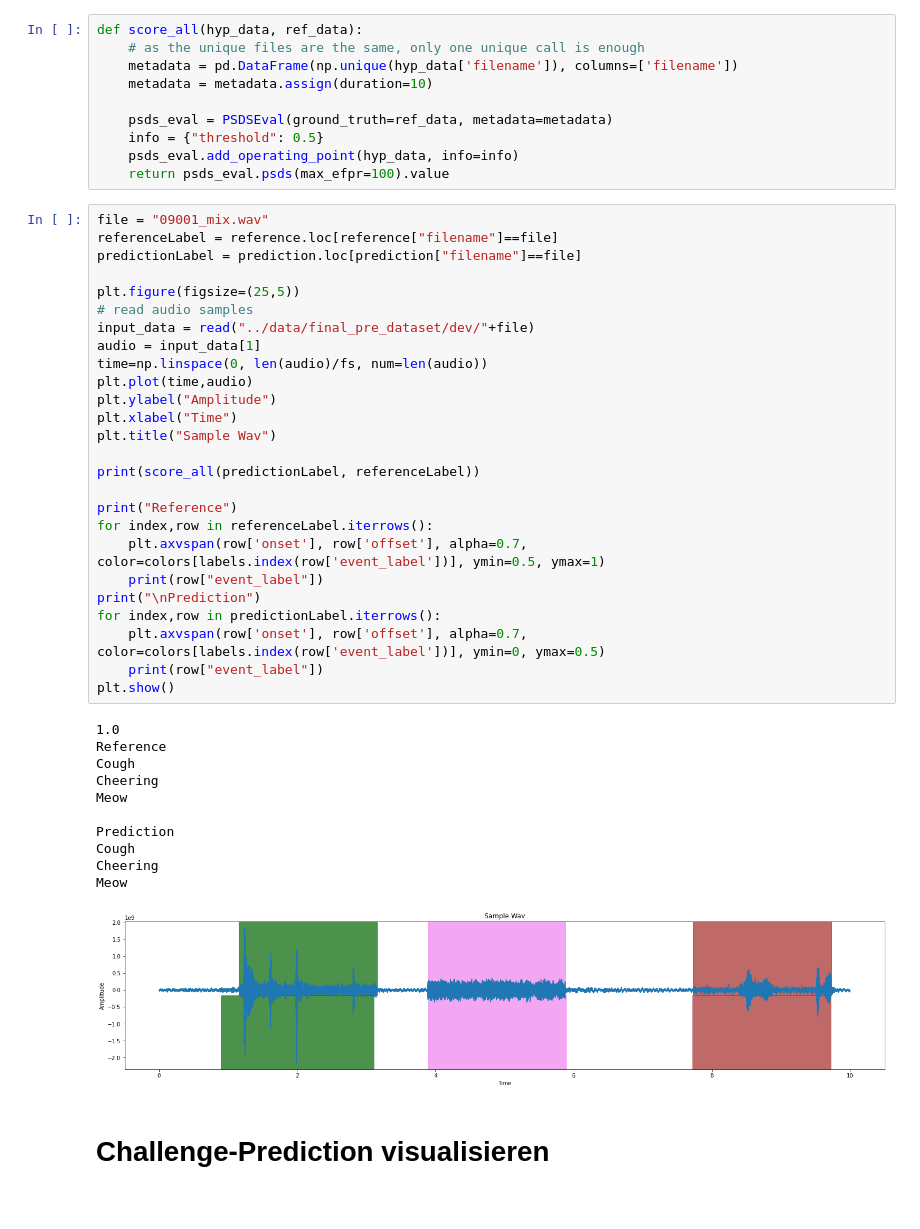
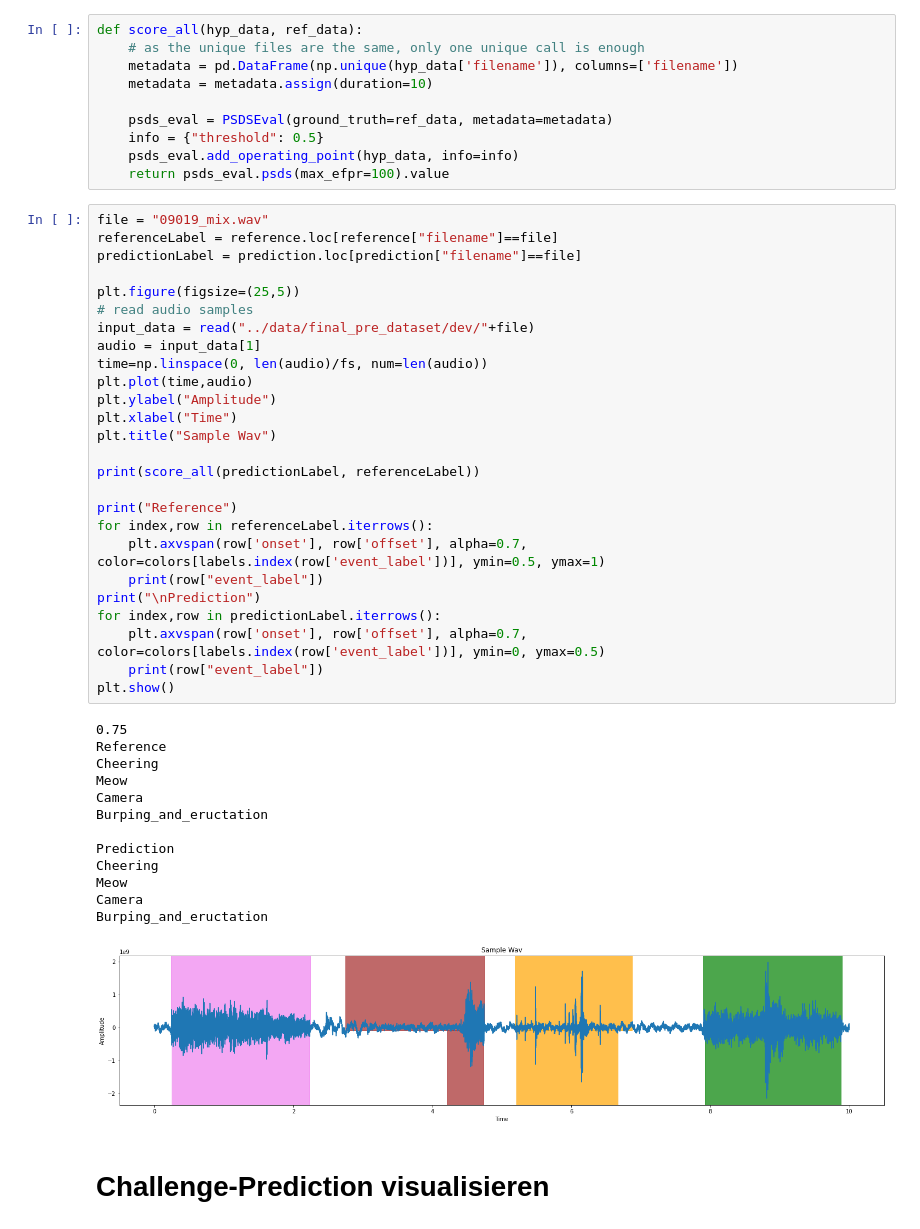
Before and after one commit to ajochim/bbdc2021, a Jupyter notebook: exploration/audio_exploration.ipynb, the cells around one changed output. Saved outputs shown, nothing was run; the diff lists cells and outputs as text.

```diff
--- a/exploration/audio_exploration.ipynb
+++ b/exploration/audio_exploration.ipynb
@@ -22,43 +22,45 @@ def score_all(hyp_data, ref_data):
     psds_eval.add_operating_point(hyp_data, info=info)
     return psds_eval.psds(max_efpr=100).value
 # %%
-file = "09001_mix.wav"
+file = "09019_mix.wav"
 referenceLabel = reference.loc[reference["filename"]==file]
 predictionLabel = prediction.loc[prediction["filename"]==file]
 
 plt.figure(figsize=(25,5))
 # read audio samples
 input_data = read("../data/final_pre_dataset/dev/"+file)
 audio = input_data[1]
 time=np.linspace(0, len(audio)/fs, num=len(audio))
 plt.plot(time,audio)
 plt.ylabel("Amplitude")
 plt.xlabel("Time")
 plt.title("Sample Wav")
 
 print(score_all(predictionLabel, referenceLabel))
 
 print("Reference")
 for index,row in referenceLabel.iterrows():
     plt.axvspan(row['onset'], row['offset'], alpha=0.7, color=colors[labels.index(row['event_label'])], ymin=0.5, ymax=1)
     print(row["event_label"])
 print("\nPrediction")
 for index,row in predictionLabel.iterrows():
     plt.axvspan(row['onset'], row['offset'], alpha=0.7, color=colors[labels.index(row['event_label'])], ymin=0, ymax=0.5)
     print(row["event_label"])
 plt.show()
 # %% [output]
-1.0
+0.75
 Reference
-Cough
 Cheering
 Meow
+Camera
+Burping_and_eructation
 
 Prediction
-Cough
 Cheering
 Meow
+Camera
+Burping_and_eructation
-[figure, old version]
+[figure, new version]
 # %% [markdown]
 # Challenge-Prediction visualisieren
 # %%
```
Also changed, not shown: parts of 1 cell of this notebook, 3 other files.
